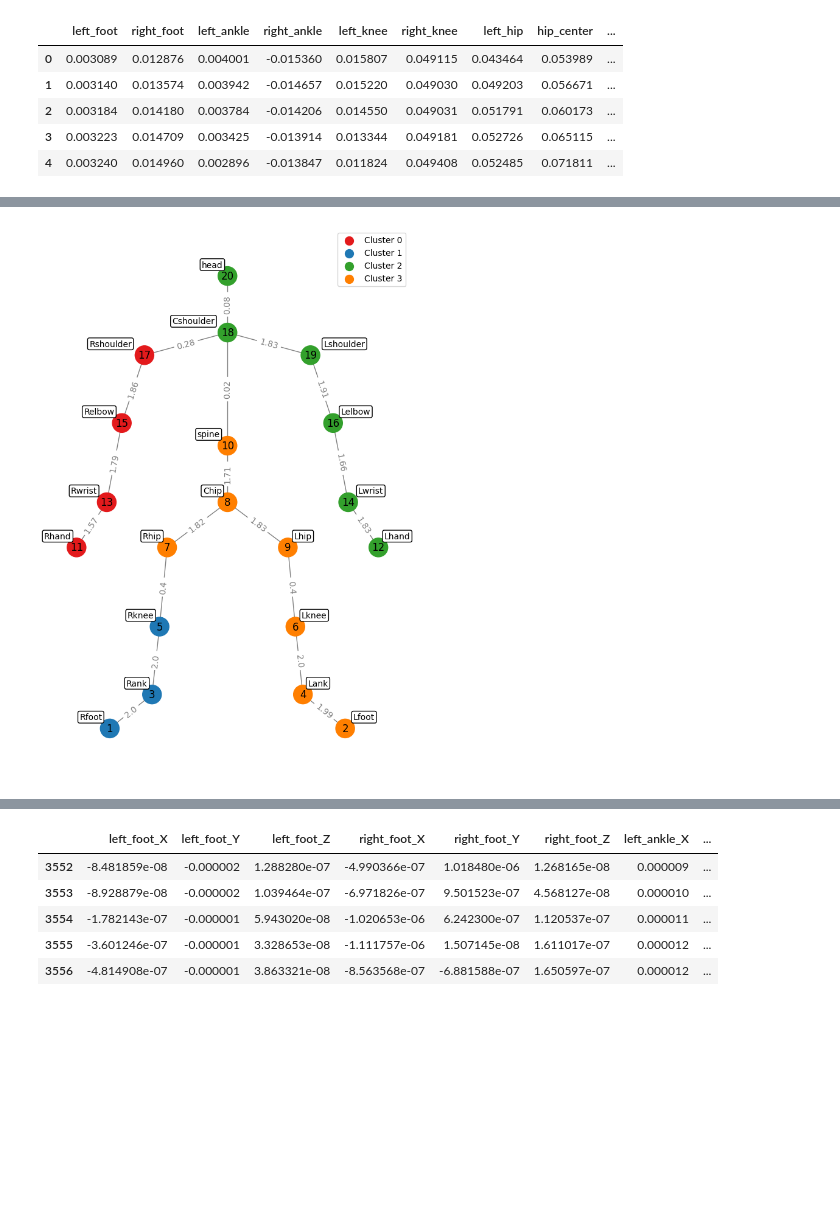
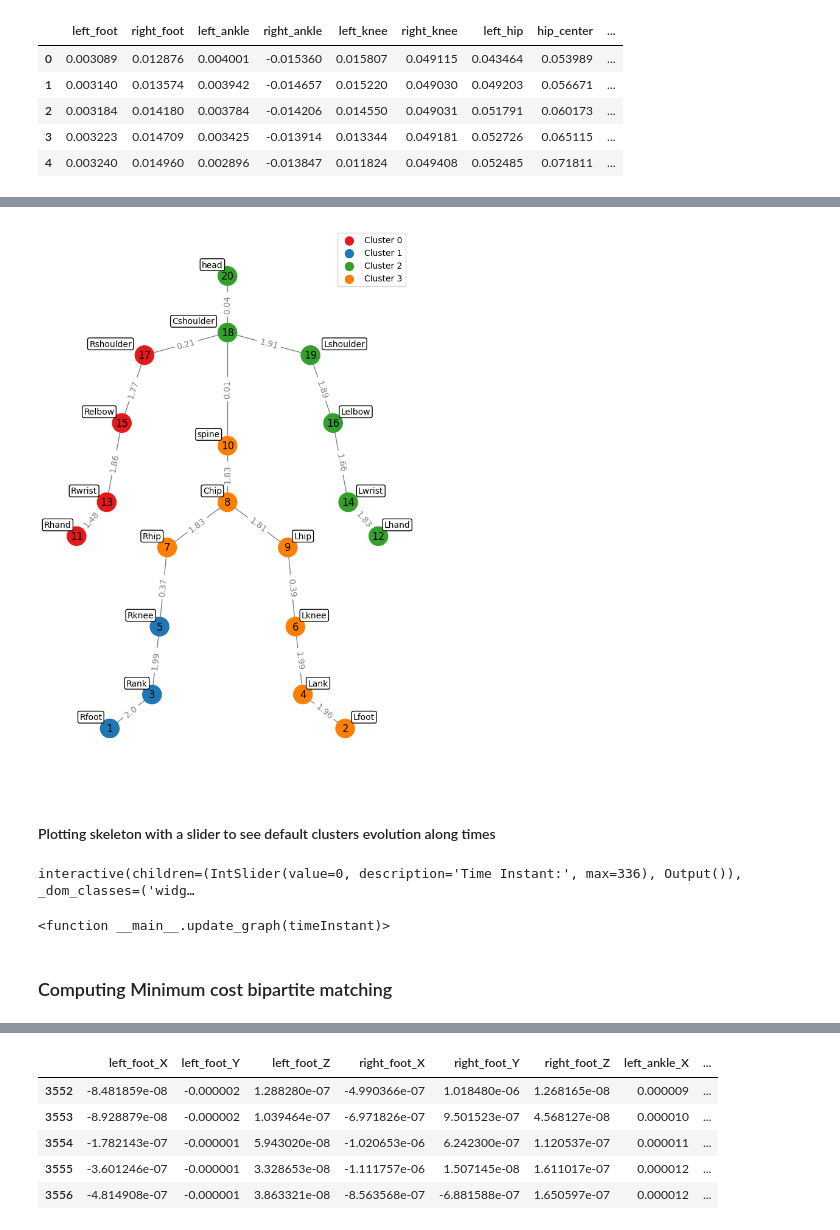
Before and after one commit to gaggioaxel/OoM-Thesis, a Jupyter notebook: code/src/OoM.ipynb, the cells around one changed output, grey strips where cells are left out. Cells and saved outputs as stored; diff of their text form; code cells hidden in the pictures; blank space fills up the shorter version.

Commit message:
reproduced until shi_malik proceeding to auxiliary graph

```diff
--- a/code/src/OoM.ipynb
+++ b/code/src/OoM.ipynb
@@ -522,7 +534,7 @@ edges = np.array(list(zip(jointsFrom,jointsTo))+list(zip(jointsTo,jointsFrom)))
 adjacencyMatrix = np.zeros((20,20),dtype=bool)
 adjacencyMatrix[edges[:,0],edges[:,1]] = True
 
-timeInstant = 15
+timeInstant = 1
 featureTable = angularMomentumTable
 
 # using norm of either velocity / acceleration / energy as feature
@@ -533,7 +545,7 @@ if '_X' in featureTable.columns[0]:
 else:
     weightMatrix = vectorial_feature_to_weight_matrix(featureTable.iloc[timeInstant],adjacencyMatrix)
 
-#predicted_labels = shi_malik_spectral_clustering(weightMatrix)
+
 predicted_labels = shi_malik_spectral_clustering_matlab_version(weightMatrix)
 
 # Create a graph using NetworkX from the adjacency matrix
@@ -548,32 +560,89 @@ for edge, weight in edge_labels.items():
 
 # You can also create an undirected graph by using create_using=nx.Graph
 
 pos = map_pos_human_body_graph()
 # Create the colormap
 # Define a pool of colors for k classes (you can add more colors if needed)
 color_pool = ['#e31a1c', '#1f78b4', '#33a02c', '#ff7f00', '#6a3d9a', '#b15928']
 
 # Use the color pool to map cluster labels to colors
 node_colors = [color_pool[label % len(color_pool)] for label in predicted_labels]
 
-plt.figure(figsize=(6,9))
+fig = plt.figure(figsize=(6,9))
+#canvas = fig.canvas
 nx.draw(graph, pos, with_labels=True, node_size=500, node_color=node_colors, edge_color="gray")
 nx.draw_networkx_edge_labels(graph, pos, edge_labels=edge_labels, font_size=10, font_color='gray', label_pos=0.5)
 
 # Create a custom legend for cluster labels
 unique_labels = np.unique(predicted_labels)
 
 # Create a custom legend for cluster labels using the color pool
 legend_labels = {label: f"Cluster {label}" for label in unique_labels}
 plt.legend(handles=[plt.scatter([], [], s=100, c=color, marker='o', label=legend_labels[label]) for label, color in zip(unique_labels, color_pool)], loc="upper right")
 
 
 # Add annotations for joint names
 #TODO joints are inverted originally
 for node, (x, y) in pos.items():
     plt.text(-x-(np.sign(x) or True)*len(indxToPhys[node])*0.025, y+0.05, indxToPhys[node], fontsize=10, ha='center', va='center', bbox=dict(facecolor='white', edgecolor='black', boxstyle='round,pad=0.2'))
 
+#canvas.draw()
+#image_flat = np.frombuffer(canvas.tostring_rgb(), dtype='uint8')
+#image = image_flat.reshape(*reversed(canvas.get_width_height()), 3)
+#from PIL import Image
+#Image.fromarray(image).save("clustering1.png")
 
 plt.show()
 # %% [output]
-[figure, old version]
+[figure, new version]
+# %% [markdown]
+#### Plotting skeleton with a slider to see default clusters evolution along times
+# %%
+import numpy as np
+import networkx as nx
+import matplotlib.pyplot as plt
+import ipywidgets as widgets
+
+%matplotlib inline
+featuresTable = angularMomentumTable
+jointsFrom = [1, 3, 5, 7, 2, 4, 6, 9, 8,10,11,13,15,17,12,14,16,19,18]
+jointsTo =   [3, 5, 7, 8, 4, 6, 9, 8,10,18,13,15,17,18,14,16,19,18,20]
+allNodes = set(jointsFrom).union(set(jointsTo))
+jointsFrom = list(map(lambda x: x-1,jointsFrom))
+jointsTo = list(map(lambda x: x-1,jointsTo))
+edges = np.array(list(zip(jointsFrom,jointsTo))+list(zip(jointsTo,jointsFrom)))
+
+adjacencyMatrix = np.zeros((20,20),dtype=bool)
+adjacencyMatrix[edges[:,0],edges[:,1]] = True
+
+
+def update_graph(timeInstant):
+    weightMatrix = vectorial_feature_to_weight_matrix(featureTable.iloc[timeInstant],adjacencyMatrix)
+    predicted_labels = shi_malik_spectral_clustering_matlab_version(weightMatrix)
+
+    graph = nx.from_numpy_array(np.multiply(adjacencyMatrix,weightMatrix))
+    graph = nx.relabel_nodes(graph, {node: list(allNodes)[i] for i, node in enumerate(graph.nodes())})
+
+    edge_labels = nx.get_edge_attributes(graph, "weight")
+    for edge, weight in edge_labels.items():
+        edge_labels[edge] = round(weight, 2)
+
+    pos = map_pos_human_body_graph()
+
+    node_colors = [color_pool[label % len(color_pool)] for label in predicted_labels]
+
+    plt.figure(figsize=(6, 9))
+    nx.draw(graph, pos, with_labels=True, node_size=500, node_color=node_colors, edge_color="gray")
+    nx.draw_networkx_edge_labels(graph, pos,edge_labels=edge_labels, font_size=10, font_color='gray', label_pos=0.5)
+    plt.title(f"Time Instant: {timeInstant}")
+
+    plt.show()
+
+
+time_slider = widgets.IntSlider(min=0, max=(len(featuresTable) - 1), step=1, value=0, description='Time Instant:')
+widgets.interact(update_graph, timeInstant=time_slider)
+# %% [output]
+interactive(children=(IntSlider(value=0, description='Time Instant:', max=336), Output()), _dom_classes=('widg…
+<function __main__.update_graph(timeInstant)>
+# %% [markdown]
+### Computing Minimum cost bipartite matching
```
Also changed, not shown: parts of 54 cells of this notebook, 3 other files.
